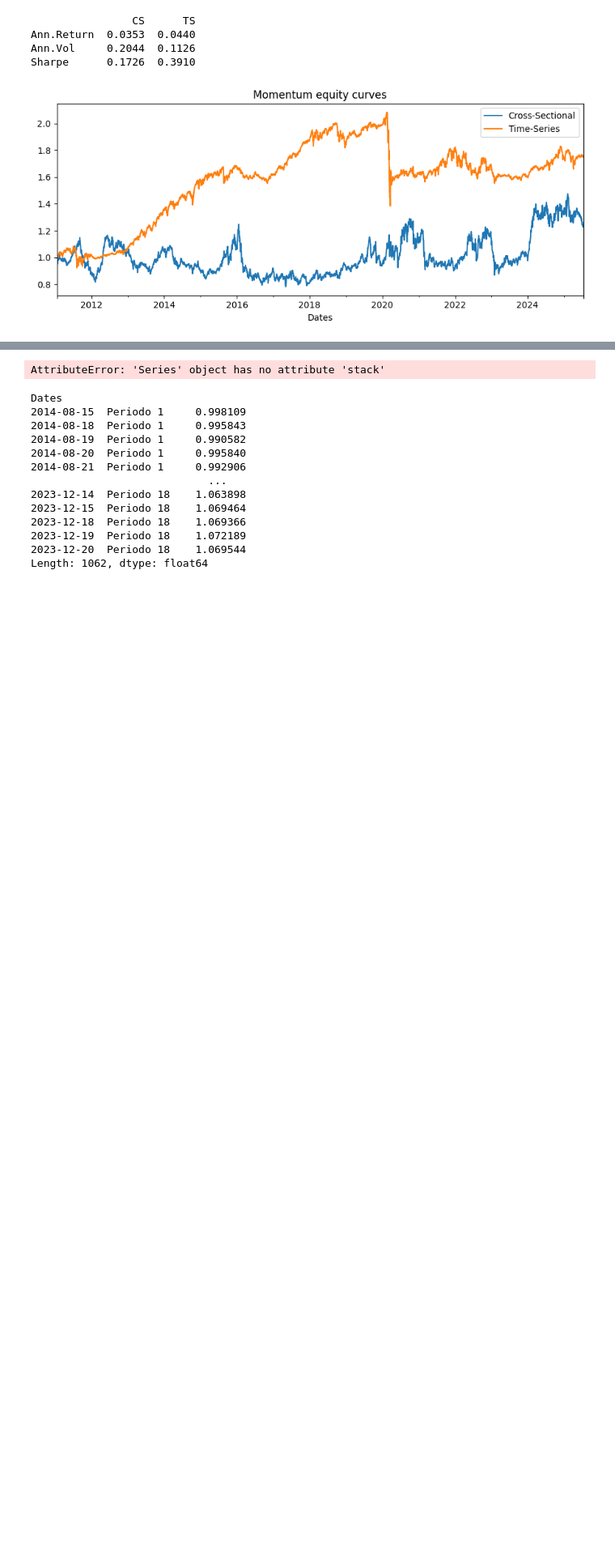
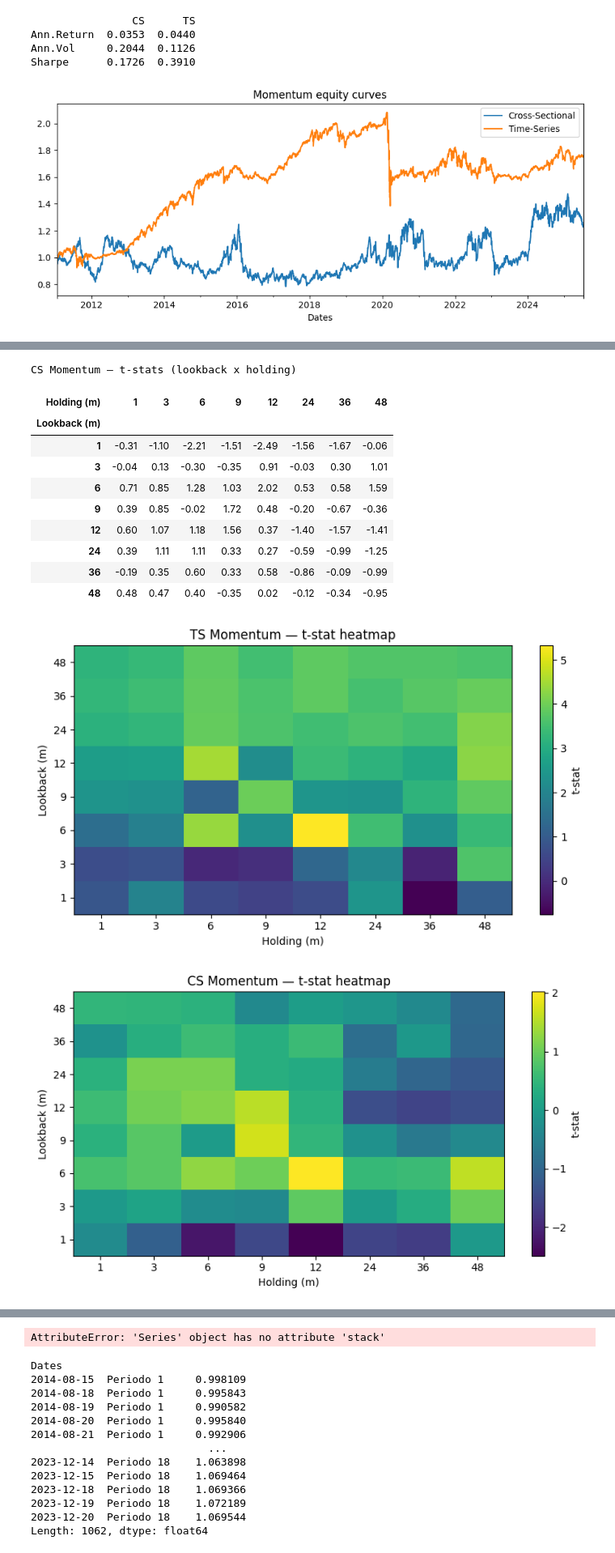
Before and after one commit to Gubscruz/quant-finance-insper, a Jupyter notebook: project_4.ipynb, the cells around one changed output, grey strips where cells are left out. Shown at 81% size. Saved outputs shown, nothing was run; the diff lists cells and outputs as text; code cells hidden in the pictures; blank space fills up the shorter version.

```diff
--- a/project_4.ipynb
+++ b/project_4.ipynb
@@ -139,3 +139,17 @@ Ann.Return  0.0353  0.0440
 Ann.Vol     0.2044  0.1126
 Sharpe      0.1726  0.3910
 [figure]
+# %%
+def to_monthly(ret_daily: pd.Series) -> pd.Series:
+    return ret_daily.groupby(pd.Grouper(freq="ME")).apply(lambda x: (1.0 + x).prod() - 1.0)
+
+def t_stat(x: pd.Series) -> float:
+    x = x.dropna()
+    if len(x) < 3:
+        return np.nan
+    mu = x.mean()
+    se = x.std(ddof=1) / np.sqrt(len(x))
+    return mu / se if se > 0 else np.nan
+
+def days(m):
+    return int(round(m * 21))
@@ -141,0 +189,53 @@ Sharpe      0.1726  0.3910
+# %%
+def plot_heatmap(df, title):
+    fig, ax = plt.subplots(figsize=(8,4.5))
+    im = ax.imshow(df.values.astype(float), aspect="auto", origin="lower")
+    ax.set_xticks(range(len(df.columns)), labels=[str(c) for c in df.columns])
+    ax.set_yticks(range(len(df.index)), labels=[str(i) for i in df.index])
+    ax.set_xlabel(df.columns.name or "")
+    ax.set_ylabel(df.index.name or "")
+    ax.set_title(title)
+    cbar = plt.colorbar(im, ax=ax)
+    cbar.set_label("t-stat")
+    plt.tight_layout()
+    plt.show()
+
+def plot_tstat_by_calendar_month(ret_daily: pd.Series, title):
+    r_m = to_monthly(ret_daily)
+    by_m = r_m.groupby(r_m.index.month).apply(t_stat)
+    fig, ax = plt.subplots(figsize=(8,3.5))
+    ax.bar(by_m.index, by_m.values)
+    ax.set_xticks(range(1,13))
+    ax.set_xlabel("Mês do calendário (1=Jan ... 12=Dez)")
+    ax.set_ylabel("t-stat")
+    ax.set_title(title)
+    plt.tight_layout()
+    plt.show()
+
+prices = df_tri.copy()
+prices.index = pd.to_datetime(prices.index)
+prices = prices.select_dtypes(include=[np.number]).dropna(how="all", axis=1)
+
+lookbacks_m = [1,3,6,9,12,24,36,48]
+holdings_m  = [1,3,6,9,12,24,36,48]
+skip_m = 1
+top_k = 10
+
+ts_tbl = tstat_grid_TS(prices, lookbacks_m, holdings_m, skip_m=skip_m)
+cs_tbl = tstat_grid_CS(prices, lookbacks_m, holdings_m, skip_m=skip_m, top_k=top_k)
+
+print("TS Momentum — t-stats (lookback x holding)")
+display(ts_tbl.round(2))
+
+print("CS Momentum — t-stats (lookback x holding)")
+display(cs_tbl.round(2))
+
+plot_heatmap(ts_tbl, "TS Momentum — t-stat heatmap")
+plot_heatmap(cs_tbl, "CS Momentum — t-stat heatmap")
+
+ts_example = time_series_momentum(prices, lookback=days(12), skip=days(1), holding=days(3))
+cs_example = cross_sectional_momentum(prices, lookback=days(12), skip=days(1), holding=days(3), top_k=top_k)
+
+plot_tstat_by_calendar_month(ts_example, "TS — t-stat por mês do calendário")
+plot_tstat_by_calendar_month(cs_example, "CS — t-stat por mês do calendário")
+# %% [output]
@@ -141,0 +253,13 @@ Sharpe      0.1726  0.3910
+CS Momentum — t-stats (lookback x holding)
+| Holding (m) | 1 | 3 | 6 | 9 | 12 | 24 | 36 | 48 |
+| Lookback (m) |  |  |  |  |  |  |  |  |
+| 1 | -0.31 | -1.10 | -2.21 | -1.51 | -2.49 | -1.56 | -1.67 | -0.06 |
+| 3 | -0.04 | 0.13 | -0.30 | -0.35 | 0.91 | -0.03 | 0.30 | 1.01 |
+| 6 | 0.71 | 0.85 | 1.28 | 1.03 | 2.02 | 0.53 | 0.58 | 1.59 |
+| 9 | 0.39 | 0.85 | -0.02 | 1.72 | 0.48 | -0.20 | -0.67 | -0.36 |
+| 12 | 0.60 | 1.07 | 1.18 | 1.56 | 0.37 | -1.40 | -1.57 | -1.41 |
+| 24 | 0.39 | 1.11 | 1.11 | 0.33 | 0.27 | -0.59 | -0.99 | -1.25 |
+| 36 | -0.19 | 0.35 | 0.60 | 0.33 | 0.58 | -0.86 | -0.09 | -0.99 |
+| 48 | 0.48 | 0.47 | 0.40 | -0.35 | 0.02 | -0.12 | -0.34 | -0.95 |
+[figure, added]
+[figure, added]
```
Also changed, not shown: parts of 4 cells of this notebook, 1 other file.
